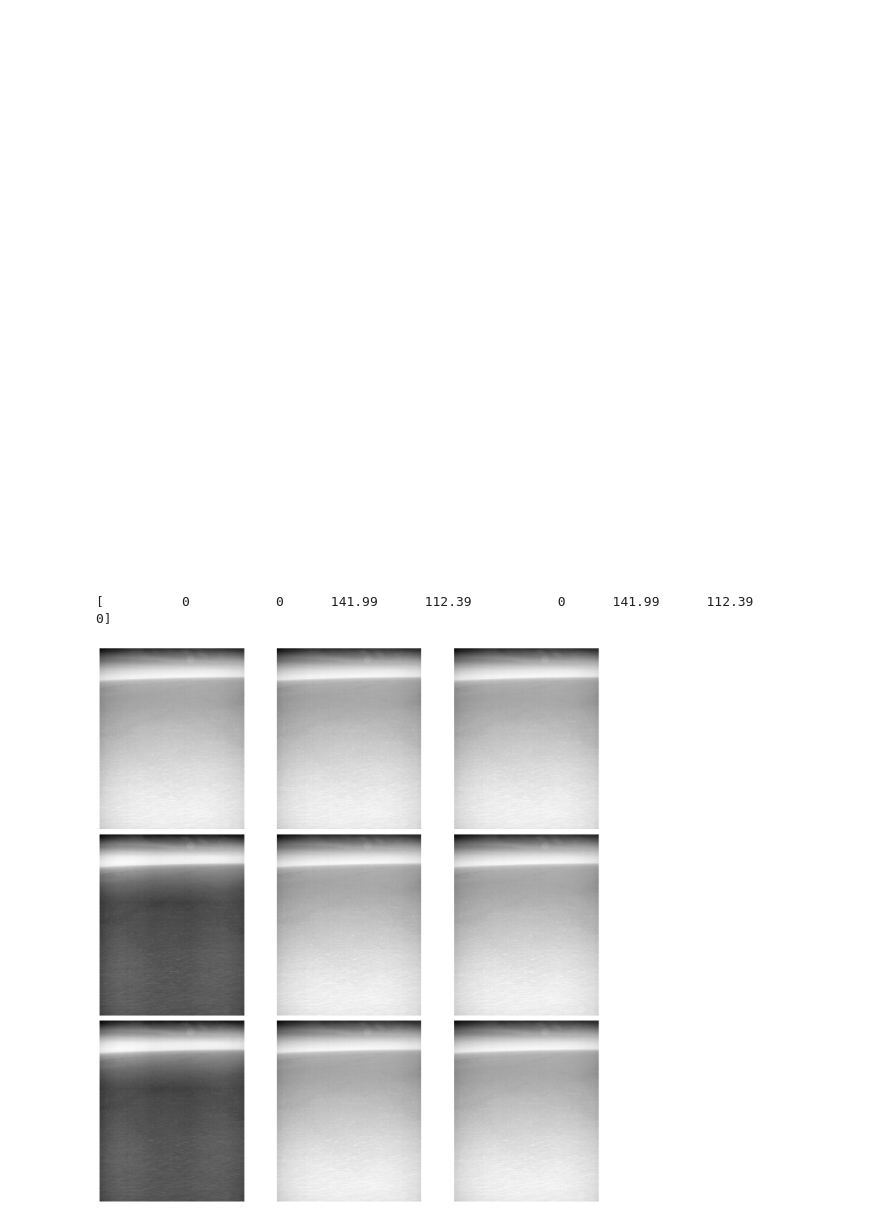
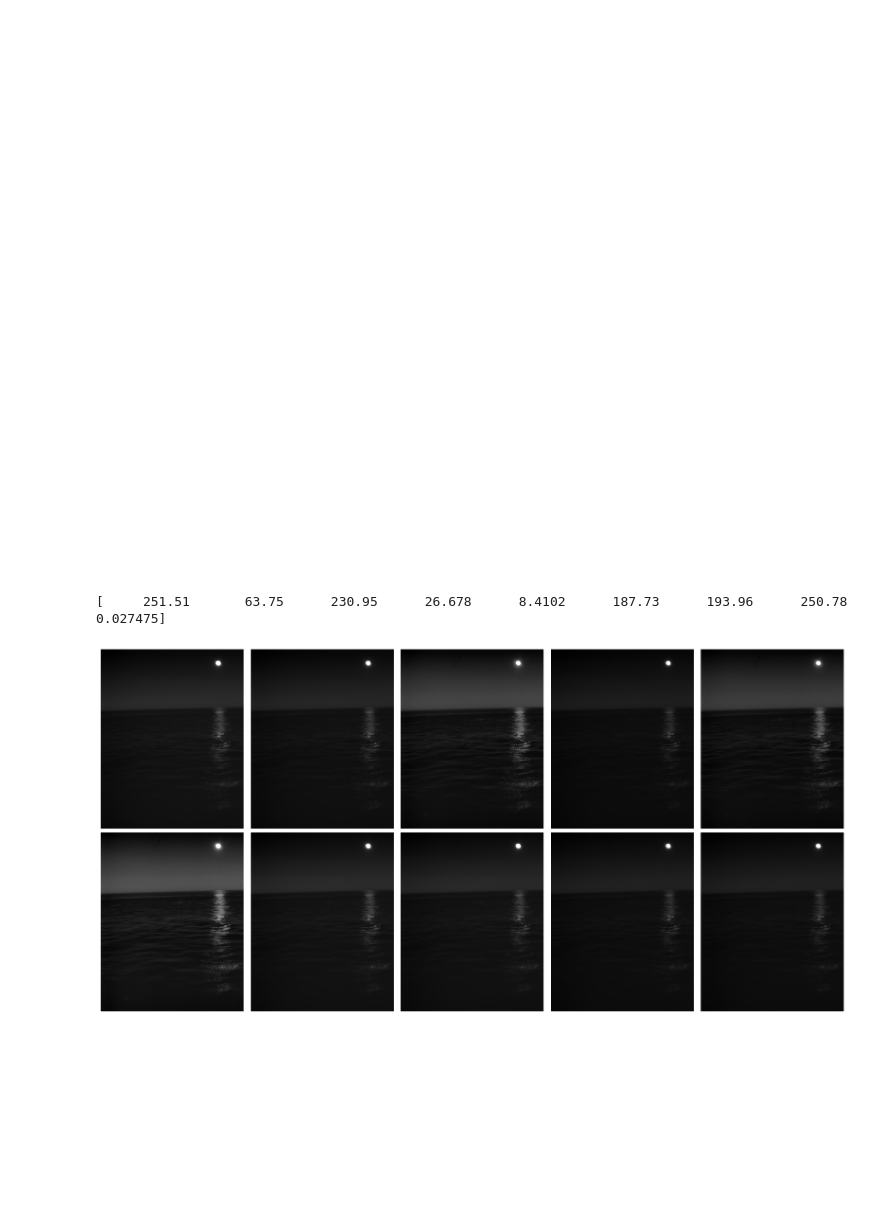
Before and after one commit to BSB-Group/yolov5, a Jupyter notebook: notebooks/dataloader_examples.ipynb, the cells around one changed output. Drawn from its saved outputs; the diff is of its cells as text; code cells hidden in the pictures; blank space fills up the shorter version.

Commit message:
training with 16to8bit augmentation works

```diff
--- a/notebooks/dataloader_examples.ipynb
+++ b/notebooks/dataloader_examples.ipynb
@@ -5,8 +8,8 @@ from utils.general import (LOGGER, TQDM_BAR_FORMAT, Profile, check_dataset, chec
                            print_args, scale_boxes, xywh2xyxy, xyxy2xywh)
 # %%
 task = 'val'
-dataset_yaml = "./datasets/T16bit_25k_09-03-2023/dataset.yaml"
-#dataset_yaml = "./datasets/T8bit_minmax_25k_05-03-2023/dataset.yaml"
+dataset_yaml = "../datasets/T16bit_25k_09-03-2023/dataset.yaml"
+#dataset_yaml = "../datasets/T8bit_minmax_25k_05-03-2023/dataset.yaml"
 data = check_dataset(dataset_yaml)  # check
 
 dataloader, dataset = create_dataloader(
@@ -45,7 +48,8 @@ torch.Size([3, 640, 640]) torch.Size([0, 6]) 640 512 (64.0, 0.0)
 import numpy as np
 import cv2
 
-im = cv2.imread(im_file, cv2.IMREAD_UNCHANGED)
+im_fpath = '/mnt/fiftyoneDB/Database/Image_Data/Thermal_Images_16Bit/Trip_310_Seq_153/23714953_r.png'
+im = cv2.imread(im_fpath, cv2.IMREAD_UNCHANGED)
 print(f"{im.dtype=}, {np.ma.minimum_fill_value(im)=}, {np.ma.maximum_fill_value(im)=}")
 Image.fromarray(im)
 # %% [output]
@@ -54,20 +58,20 @@ im.dtype=dtype('uint16'), np.ma.minimum_fill_value(im)=65535, np.ma.maximum_fill
 # %%
 import matplotlib.pyplot as plt
 from utils.augmentations16 import convert_16bit_to_8bit
 
-ims = [convert_16bit_to_8bit(im, augment=True) for _ in range(9)]
+ims = [convert_16bit_to_8bit(im, augment=True) for _ in range(10)]
 diffs = np.diff(np.array(ims), axis=0)
 print(diffs.mean(axis=(1,2,3)))
 # plot images in 4x4 grid
-fig, axs = plt.subplots(3, 3, figsize=(16, 16))
+fig, axs = plt.subplots(2, 5, figsize=(16, 8))
 for i, ax in enumerate(axs.flatten()):
     ax.imshow(ims[i], cmap='gray')
     ax.axis('off')
 plt.tight_layout()
 plt.show()
 # %% [output]
-[          0           0      141.99      112.39           0      141.99      112.39           0]
+[     251.51       63.75      230.95      26.678      8.4102      187.73      193.96      250.78    0.027475]
-[figure, old version]
+[figure, new version]
 # %%
 import numpy as np
 import cv2
```
Also changed, not shown: parts of 1 cell of this notebook, 11 other files.
